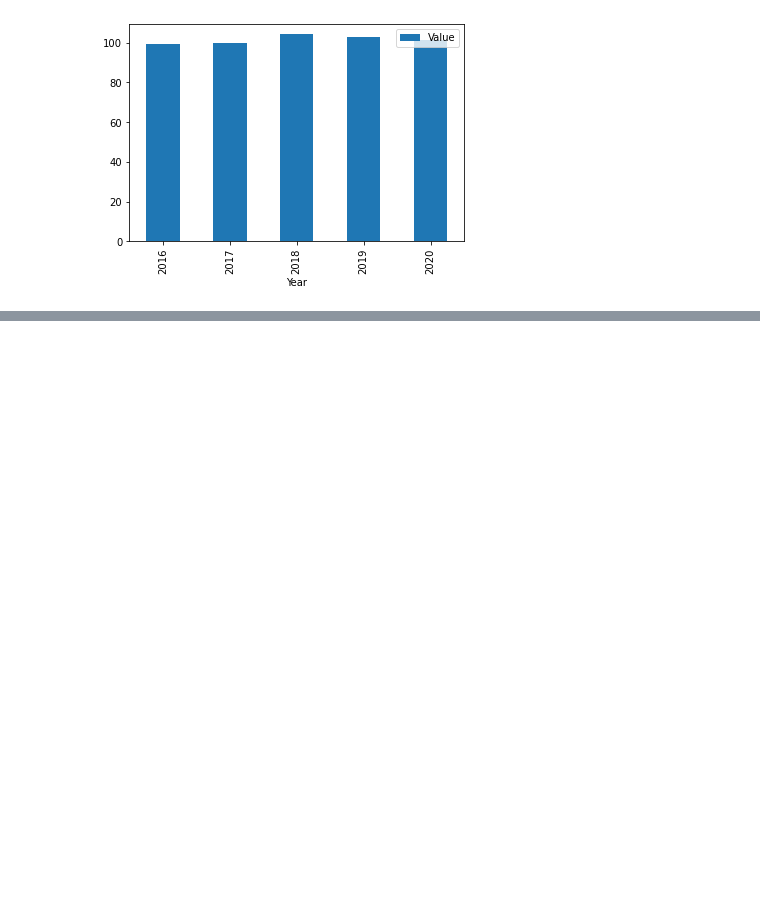
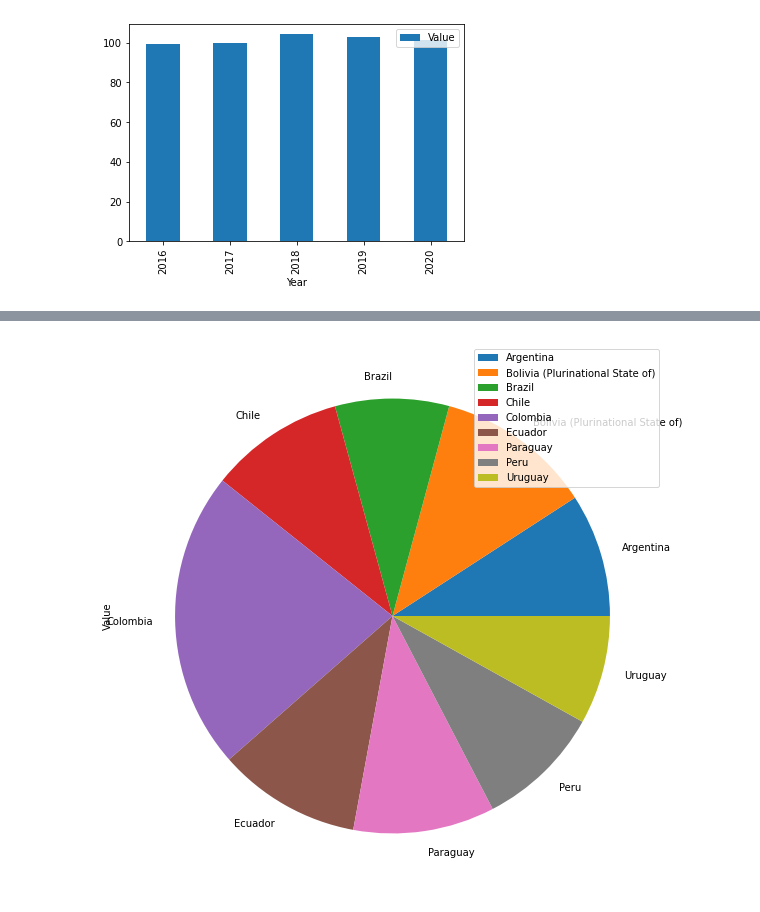
Before and after one commit to qu4nt/PandasVsExcel, a Jupyter notebook: ejercicios/docs/answer_06.ipynb, the cells around one changed output, grey strips where cells are left out. Cells and saved outputs as stored; diff of their text form; code cells hidden in the pictures; blank space fills up the shorter version.

```diff
--- a/ejercicios/docs/answer_06.ipynb
+++ b/ejercicios/docs/answer_06.ipynb
@@ -60,0 +41,6 @@ df2.head()
+# %%
+apples = df2.query("Item == 'Apples'")[['Area', 'Value']]
+apples.set_index("Area", inplace=True)
+apples.plot(kind='pie', subplots=True, figsize=(10,10));
+# %% [output]
+[figure, added]
```
Also changed, not shown: parts of 4 cells of this notebook.
